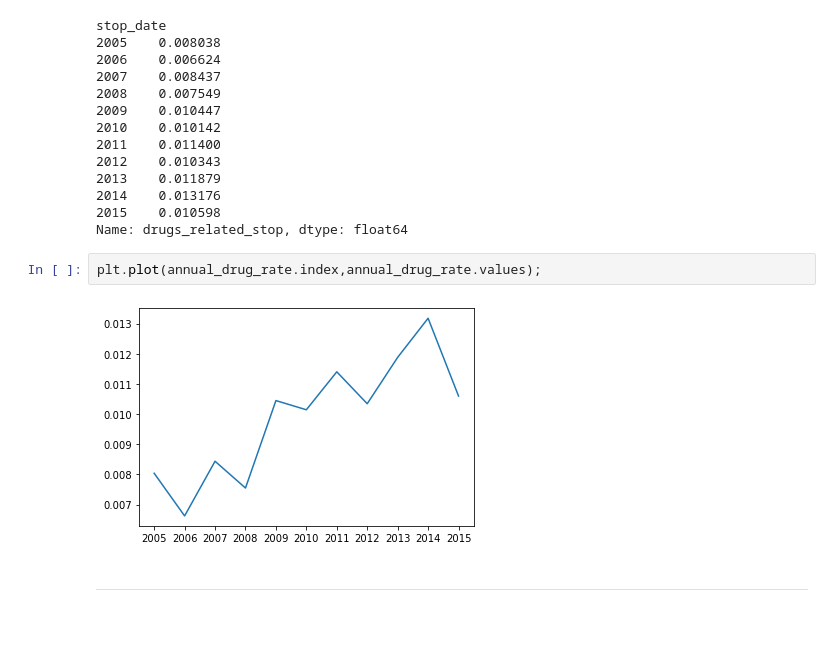
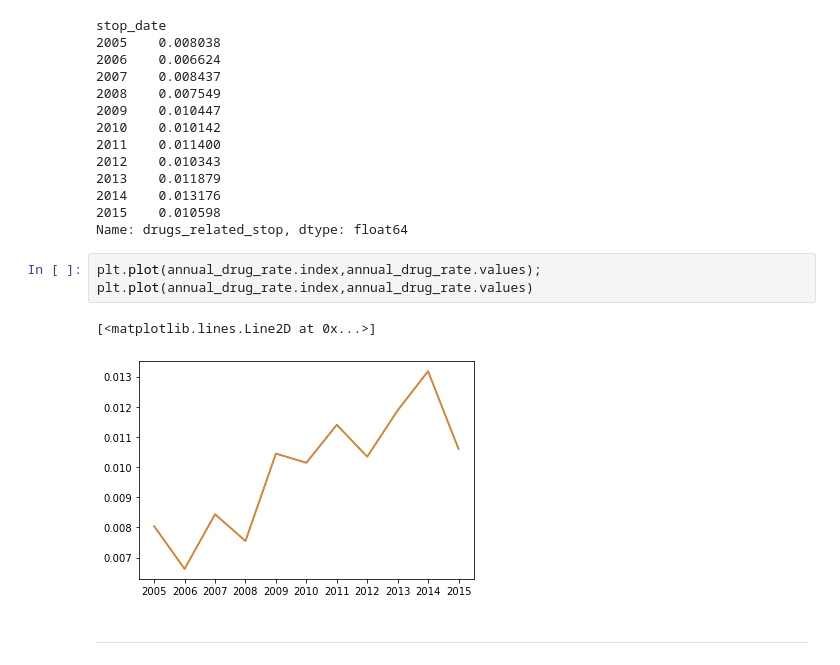
Before and after one commit to Tommyhappy01/2-DATA_SCIENCE, a Jupyter notebook: clarusway gihub/1- Projects/Medium Projects/01-C8_DS_DAPy_M1-(Traffic_Police_Stops)/03-visual-exploratory-data-analysis tommy.ipynb, the cells around one changed output. Cells and saved outputs as stored; diff of their text form; blank space fills up the shorter version.

```diff
--- a/clarusway gihub/1- Projects/Medium Projects/01-C8_DS_DAPy_M1-(Traffic_Police_Stops)/03-visual-exploratory-data-analysis tommy.ipynb
+++ b/clarusway gihub/1- Projects/Medium Projects/01-C8_DS_DAPy_M1-(Traffic_Police_Stops)/03-visual-exploratory-data-analysis tommy.ipynb
@@ -147,8 +149,10 @@ stop_date
 Name: drugs_related_stop, dtype: float64
 # %%
 plt.plot(annual_drug_rate.index,annual_drug_rate.values);
+plt.plot(annual_drug_rate.index,annual_drug_rate.values)
 # %% [output]
+[<matplotlib.lines.Line2D at 0x...>]
-[figure, old version]
+[figure, new version]
 # %% [markdown]
 ***
 # %% [markdown]
```
Also changed, not shown: parts of 33 cells of this notebook, 22 other files.
